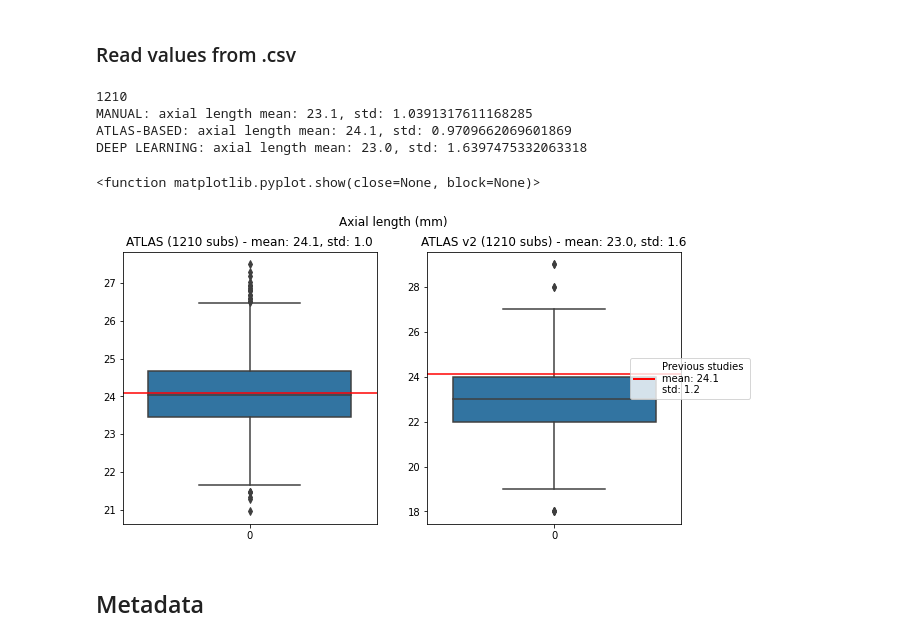
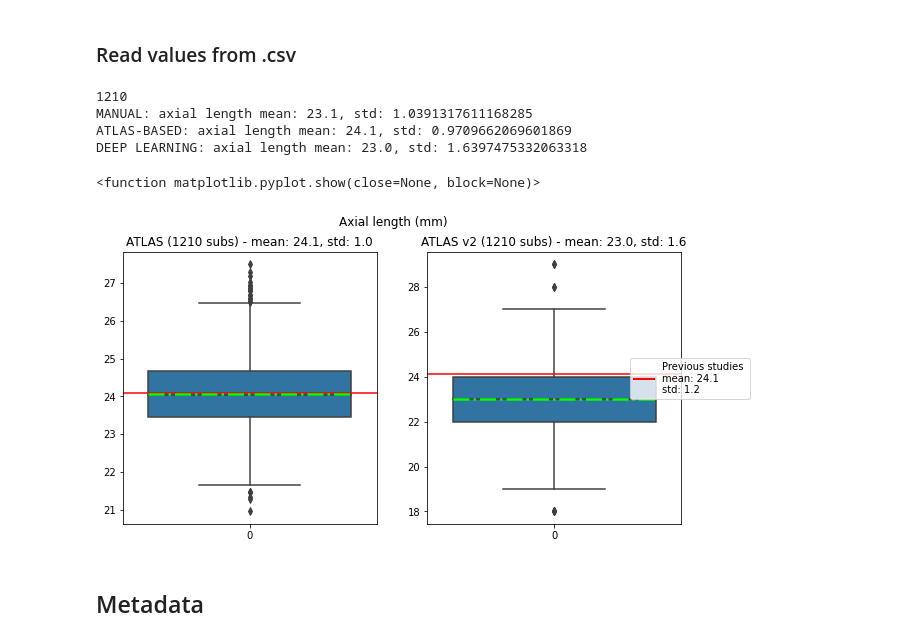
Before and after one commit to jaimebarran/a-eye_segmentation, a Jupyter notebook: deep_learning/3D_multilabel/extract_biometrics.ipynb, the cells around one changed output. Cells and saved outputs as stored; diff of their text form; code cells hidden in the pictures.

Commit message:
mean line in boxplots

```diff
--- a/deep_learning/3D_multilabel/extract_biometrics.ipynb
+++ b/deep_learning/3D_multilabel/extract_biometrics.ipynb
@@ -856,9 +856,9 @@ ref_axl_mean = 24.1 # mm. Range: (21.6-27). See https://bmcophthalmol.biomedcent
 ref_axl_std = 1.2 # mm
 
 csv_manual = '/mnt/sda1/Repos/a-eye/a-eye_preprocessing/ANTs/axial_length_manual.csv'
-csv_reg = '/mnt/sda1/Repos/a-eye/Data/SHIP_dataset/axial_length_reg.csv'
+csv_reg = '/mnt/sda1/Repos/a-eye/Output/axial_length/axial_length_reg.csv'
 # csv_dl = '/mnt/sda1/Repos/a-eye/a-eye_segmentation/deep_learning/3D_multilabel/experiment_0/axial_length_dl_outliers.csv'
-csv_dl = '/mnt/sda1/Repos/a-eye/Data/SHIP_dataset/axial_length_reg_v2_floor_min_axis.csv'
+csv_dl = '/mnt/sda1/Repos/a-eye/Output/axial_length/axial_length_reg_v2_floor_min_axis.csv'
 
 df_axial_manual = pd.read_csv(csv_manual)
 df_axial_reg = pd.read_csv(csv_reg)
@@ -892,36 +892,39 @@ fig.legend(handles=legend_elements, loc='center right')
 # # graph_lens = sns.swarmplot(axl_manual, ax=ax[0])
 # graph_lens.axhline(ref_axl_mean, color='red')
 # # ax[0].set_xticklabels()
 # if fix_axis:
 #     # ax[0].set_xlim(x_axis)
 #     ax[0].set_ylim(y_axis)
 
+meanlineprops = dict(linestyle="-.", linewidth=2.5, color="lime")
+meanpointprops = {"marker":"D", "markerfacecolor":"lime", "markeredgecolor":"black", "markersize":"10"}
+
 # ATLAS-based reg
 ax[0].set_title(f'ATLAS ({axl_reg.shape[1]} subs) - mean: {np.around(np.mean(axl_reg), decimals=1)}, std: {np.around(np.std(axl_reg), decimals=1)}')
-graph_lens = sns.boxplot(axl_reg, ax=ax[0])
+graph_lens = sns.boxplot(axl_reg, ax=ax[0], meanprops=meanlineprops, showmeans=True, meanline=True)
 graph_lens.axhline(ref_axl_mean, color='red')
 if fix_axis:
     # ax[1].set_xlim(x_axis)
     ax[0].set_ylim(y_axis)
 
 # Deep learning
 ax[1].set_title(f'ATLAS v2 ({len(axl_dl)} subs) - mean: {np.around(np.mean(axl_dl), decimals=1)}, std: {np.around(np.std(axl_dl), decimals=1)}')
-graph_lens = sns.boxplot(axl_dl, ax=ax[1])
+graph_lens = sns.boxplot(axl_dl, ax=ax[1], meanprops=meanlineprops, showmeans=True, meanline=True)
 graph_lens.axhline(ref_axl_mean, color='red')
 if fix_axis:
     # ax[2].set_xlim(x_axis)
     ax[1].set_ylim(y_axis)
 
 plt.show
 
 # plt.savefig('/mnt/sda1/Repos/a-eye/Output/boxplots_axial_length_v2_2.png')
 # %% [output]
 1210
 MANUAL: axial length mean: 23.1, std: 1.0391317611168285
 ATLAS-BASED: axial length mean: 24.1, std: 0.9709662069601869
 DEEP LEARNING: axial length mean: 23.0, std: 1.6397475332063318
 <function matplotlib.pyplot.show(close=None, block=None)>
-[figure, old version]
+[figure, new version]
 # %% [markdown]
 ## Metadata
 # %% [markdown]
```
Also changed, not shown: parts of 25 cells of this notebook.
